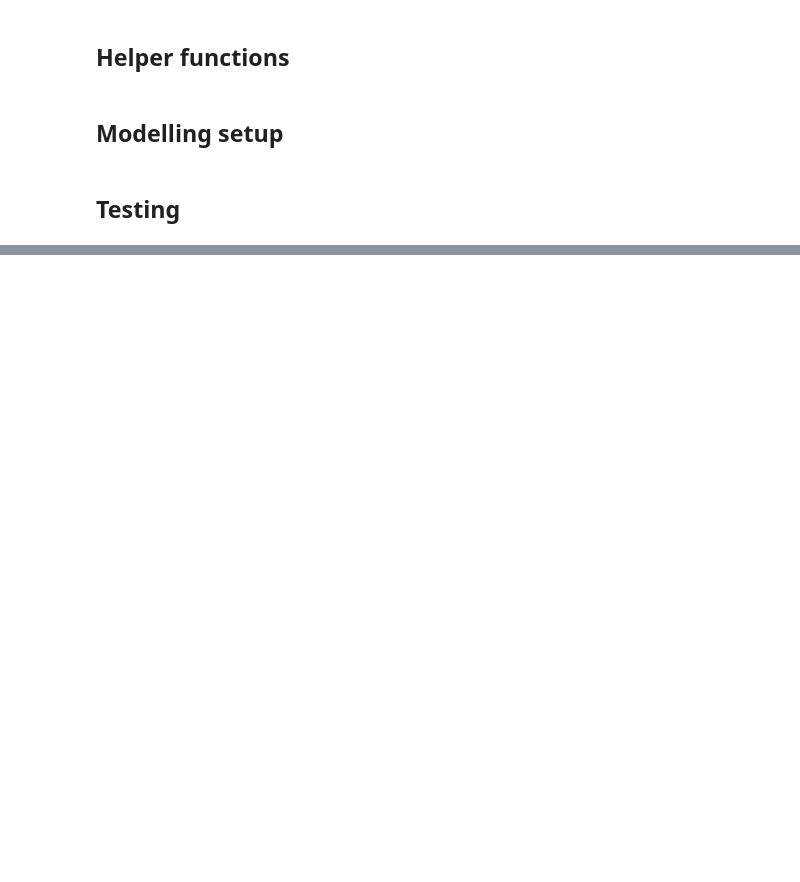
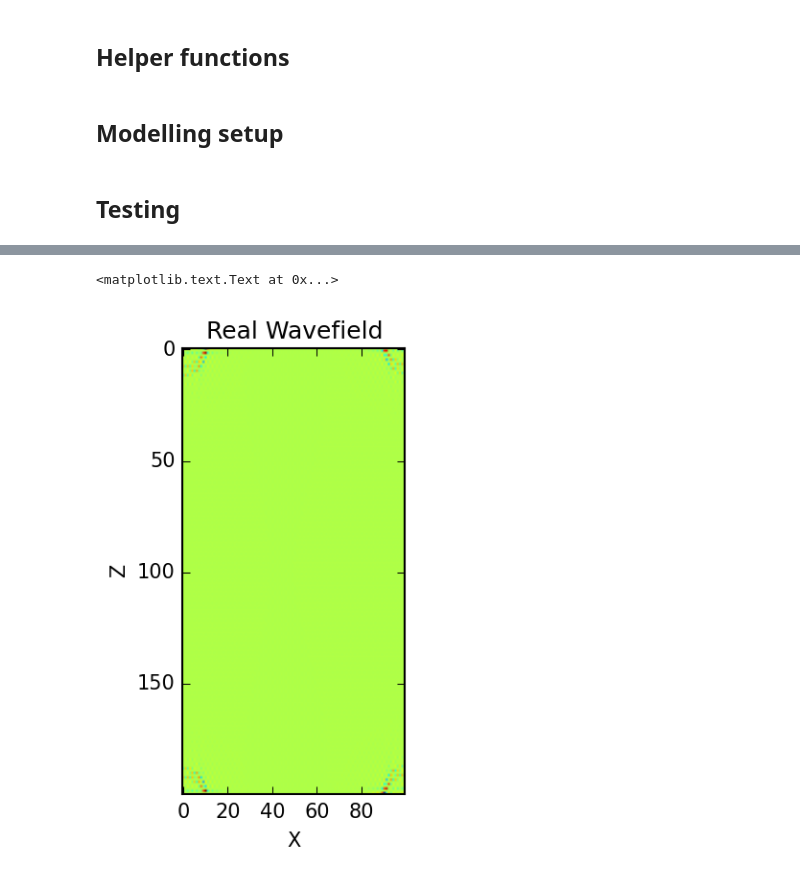
Before and after one commit to uwoseis/anemoi, a Jupyter notebook: notebooks/Testing Environment for Time Domain Functions.ipynb, the cells around one changed output, grey strips where cells are left out. Drawn from its saved outputs; the diff is of its cells as text; code cells hidden in the pictures; blank space fills up the shorter version.

```diff
--- a/notebooks/Testing Environment for Time Domain Functions.ipynb
+++ b/notebooks/Testing Environment for Time Domain Functions.ipynb
@@ -140,3 +223,11 @@ T = time(systemConfig)
+# %%
+plt.imshow(uT[50].reshape((nz,nx)).real)
+plt.title('Real Wavefield')
+plt.xlabel('X')
+plt.ylabel('Z')
+# %% [output]
+<matplotlib.text.Text at 0x...>
+[figure, added]
 # %%
 Ainv = Eurus(systemConfig)
 src = Source(systemConfig)
```
Also changed, not shown: parts of 12 cells of this notebook.
